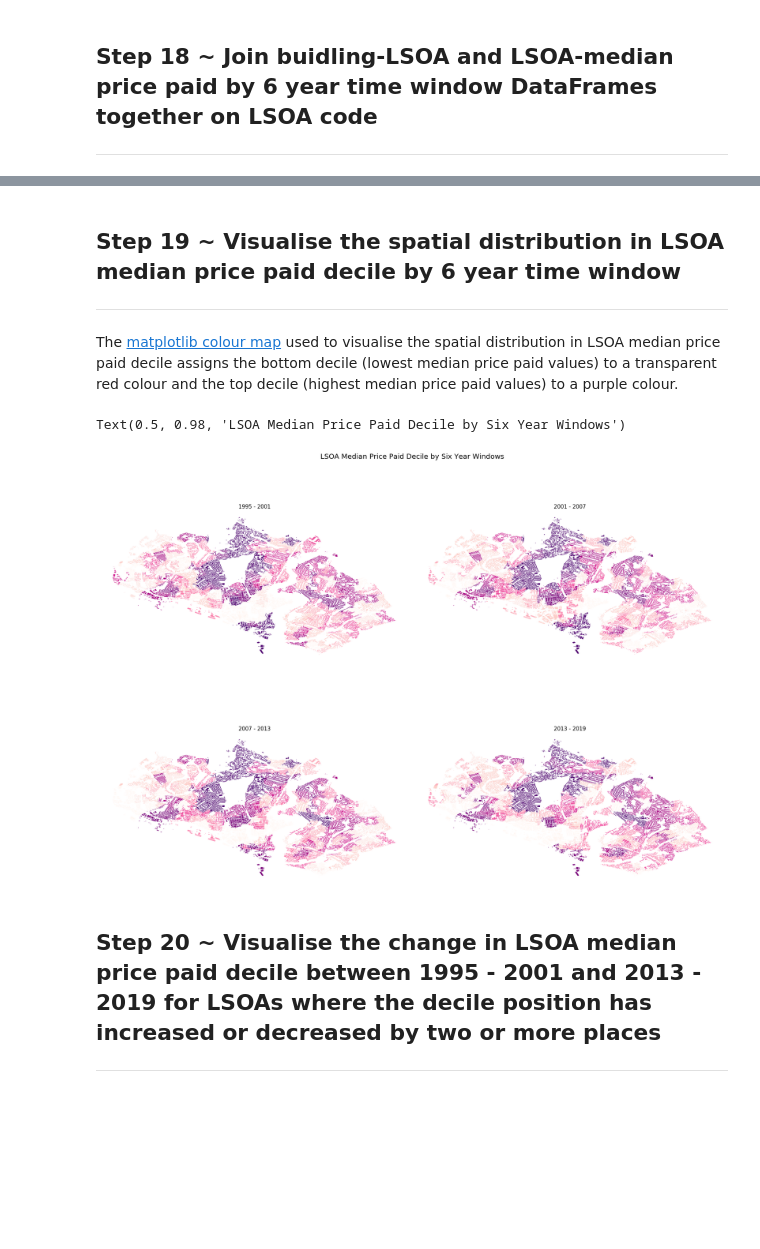
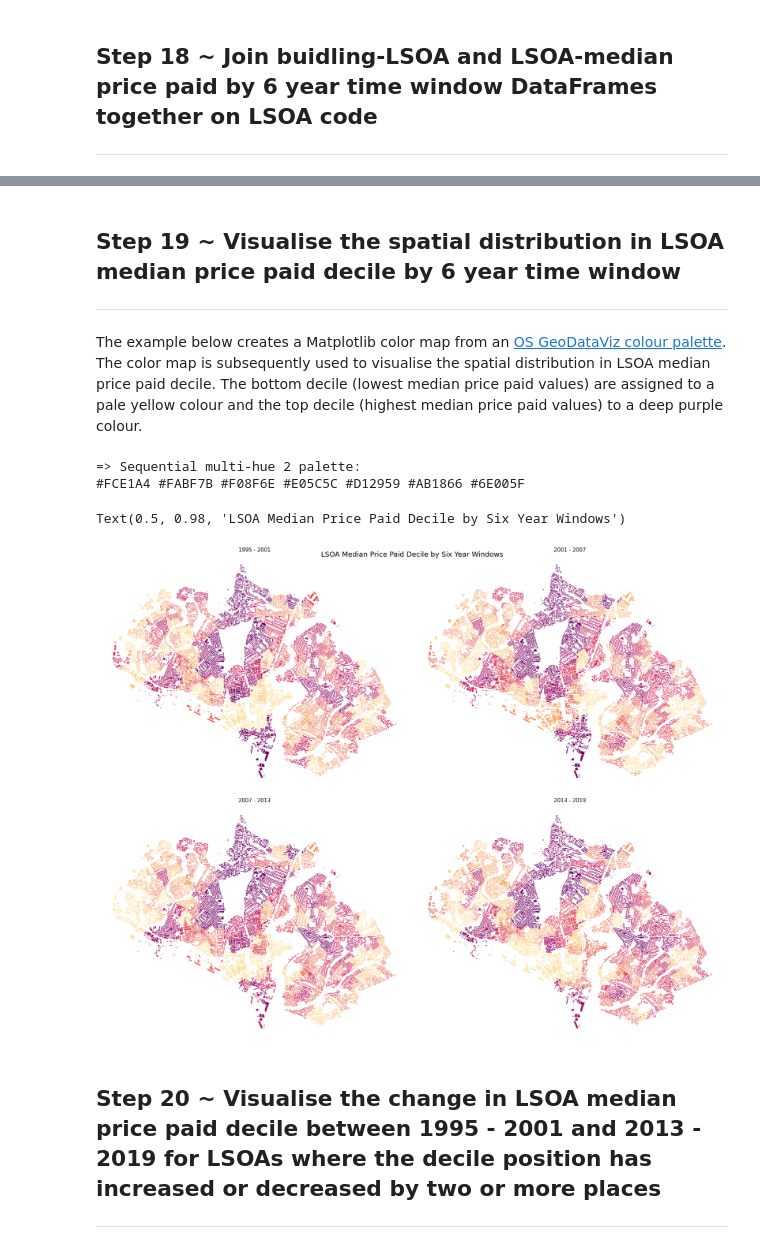
Before and after one commit to OrdnanceSurvey/os-data-hub-tutorials, a Jupyter notebook: data-science/price-paid-spatial-distribution/code/price-paid-spatial-distribution.ipynb, the cells around one changed output, grey strips where cells are left out. Drawn from its saved outputs; the diff is of its cells as text; code cells hidden in the pictures; blank space fills up the shorter version.

```diff
--- a/data-science/price-paid-spatial-distribution/code/price-paid-spatial-distribution.ipynb
+++ b/data-science/price-paid-spatial-distribution/code/price-paid-spatial-distribution.ipynb
@@ -424,7 +422,7 @@ gdf_pcd.crs = BNG
 
 # Transform the CRS from BNG to WGS84
 # Reprojection required so that geometries in pipeline share a common CRS
-gdf_pcd = gdf_pcd.to_crs(WGS84)
+gdf_pcd = gdf_pcd.to_crs(crs=WGS84)
 
 # Display the head of the GeoDataFrame
 gdf_pcd.head()
@@ -763,10 +752,10 @@ df_lsoa_ppd = pd.merge(gdf_lsoa_pcd,
                        right_on='postcode',
                        how='inner')
 
-# Create new DataFrame field year_group
+# Create new DataFrame column year_group
 df_lsoa_ppd['year_group'] = ''
 
-# Update year_group field to represent the 5-year time period a transaction was made in
+# Update year_group field to represent the six-year time period a transaction was made in
 df_lsoa_ppd.loc[df_lsoa_ppd['transactionDate'] <= '2001-12-31', 'year_group'] = '1995 - 2001'
 
 df_lsoa_ppd.loc[(df_lsoa_ppd['transactionDate'] >= '2001-01-01') &
@@ -779,7 +768,8 @@ df_lsoa_ppd.loc[(df_lsoa_ppd['transactionDate'] >= '2013-01-01') &
                (df_lsoa_ppd['transactionDate'] <= '2019-12-31'), 'year_group'] = '2013 - 2019'
 
 # Calculate the median price paid by LSOA by year_group
-df_lsoa_ppd_yg = df_lsoa_ppd.groupby(['year_group', 'lsoa11cd'])[['pricePaid']].median()
+df_lsoa_ppd_yg = (df_lsoa_ppd[df_lsoa_ppd['year_group']!='']
+                  .groupby(['year_group', 'lsoa11cd'])[['pricePaid']].median())
 
 # Display head of median LSOA-year group price paid DataFrame
 df_lsoa_ppd_yg.head()
@@ -808,8 +798,8 @@ The [technical specification](https://osdatahub.os.uk/docs/wfs/technicalSpecific
 
 Further WFS examples can be found at https://labs.os.uk/public/os-data-hub-examples/
 # %%
-# OS Data Hub WFS endpoint path: /OSFeaturesAPI/wfs/v1?
-wfs_endpoint = 'https://osdatahubapi.os.uk/OSFeaturesAPI/wfs/v1?'
+# OS Data Hub WFS endpoint path: /features/v1/wfs?
+wfs_endpoint = 'https://api.os.uk/features/v1/wfs?'
 
 # Define WFS parameters
 key = key
@@ -944,7 +934,26 @@ gdf_lsoa_ppd_yg_build.head()
 
 ---
 
-The [matplotlib colour map](https://matplotlib.org/examples/color/colormaps_reference.html) used to visualise the spatial distribution in LSOA median price paid decile assigns the bottom decile (lowest median price paid values) to a transparent red colour and the top decile (highest median price paid values) to a purple colour.
+The example below creates a Matplotlib color map from an [OS GeoDataViz colour palette](https://github.com/OrdnanceSurvey/GeoDataViz-Toolkit/blob/master/Colours/GDV%20colour%20palettes%200.7.pdf). The color map is subsequently used to visualise the spatial distribution in LSOA median price paid decile. The bottom decile (lowest median price paid values) are assigned to a pale yellow colour and the top decile (highest median price paid values) to a deep purple colour.
+# %%
+# OS GeoDataViz colour palettes JSON file hosted on GitHub
+# Raw GitHub domain used to serve JSON file
+gdv_colours_url = 'https://raw.githubusercontent.com/OrdnanceSurvey/GeoDataViz-Toolkit/master/Colours/GDV-colour-palettes-v0.7.json'
+
+# Make HTTP GET request and decode JSON
+gdv_colours = requests.get(gdv_url).json()
+
+# Specify the sequential multi-hue 2 palette
+seq_m2 = gdv_colours['sequential']['m2']
+
+# Create Matplotlib color map from GeoDataViz palette
+cmap = mpl.colors.LinearSegmentedColormap.from_list('', seq_m2)
+
+print('=> Sequential multi-hue 2 palette: ')
+print(*seq_m2)
+# %% [output]
+=> Sequential multi-hue 2 palette:
+#FCE1A4 #FABF7B #F08F6E #E05C5C #D12959 #AB1866 #6E005F
 # %%
 # Obtain distinct values in year_group column
 yg_distinct = df_lsoa_ppd_yg_build['year_group'].unique()
@@ -952,35 +961,35 @@ yg_distinct = df_lsoa_ppd_yg_build['year_group'].unique()
 # Define matplotlib subplots object with 2 rows and 2 columns
 fig, ax = plt.subplots(2, 2, figsize=(25, 20))
 
 # Flatten axes so that it can be accessed with a single integer index
 ax = ax.flatten()
 
 # For each distinct year_group value plot a choropleth map where the dissolved building geometries describe
 # the median price paid by decile
 for i, value in enumerate(yg_distinct):
     # Get subset of GeoDataFrame corresponding to a year_group
     gdf_lsoa_ppd_yg_build_subset = gdf_lsoa_ppd_yg_build[gdf_lsoa_ppd_yg_build['year_group']==value]
     # Create choropleth map for subset and assign to subplots axes index
     # Calculate median price paid deciles using Quantile scheme and 10 classes
     ax[i] = gdf_lsoa_ppd_yg_build_subset.plot(column=gdf_lsoa_ppd_yg_build_subset['pricePaid'],
                                               ax=ax[i],
                                               scheme='Quantiles',
                                               k=10,
                                               linewidth=0,
-                                              cmap='RdPu')
+                                              cmap=cmap)
     # Turn plot axes off
     ax[i].axis('off')
     # Display a title for each subplot corresponding to the year_group
     ax[i].set_title(value, fontsize=15)
 
 # Force a tight layout for the overall plot
 plt.tight_layout()
 
 # Display main figure title
 plt.suptitle('LSOA Median Price Paid Decile by Six Year Windows', fontsize=20)
 # %% [output]
 Text(0.5, 0.98, 'LSOA Median Price Paid Decile by Six Year Windows')
-[figure, old version]
+[figure, new version]
 # %% [markdown]
 ## Step 20 ~ Visualise the change in LSOA median price paid decile between 1995 - 2001 and 2013 - 2019 for LSOAs where the decile position has increased or decreased by two or more places
 
```
Also changed, not shown: parts of 19 cells of this notebook, 12 other files.
